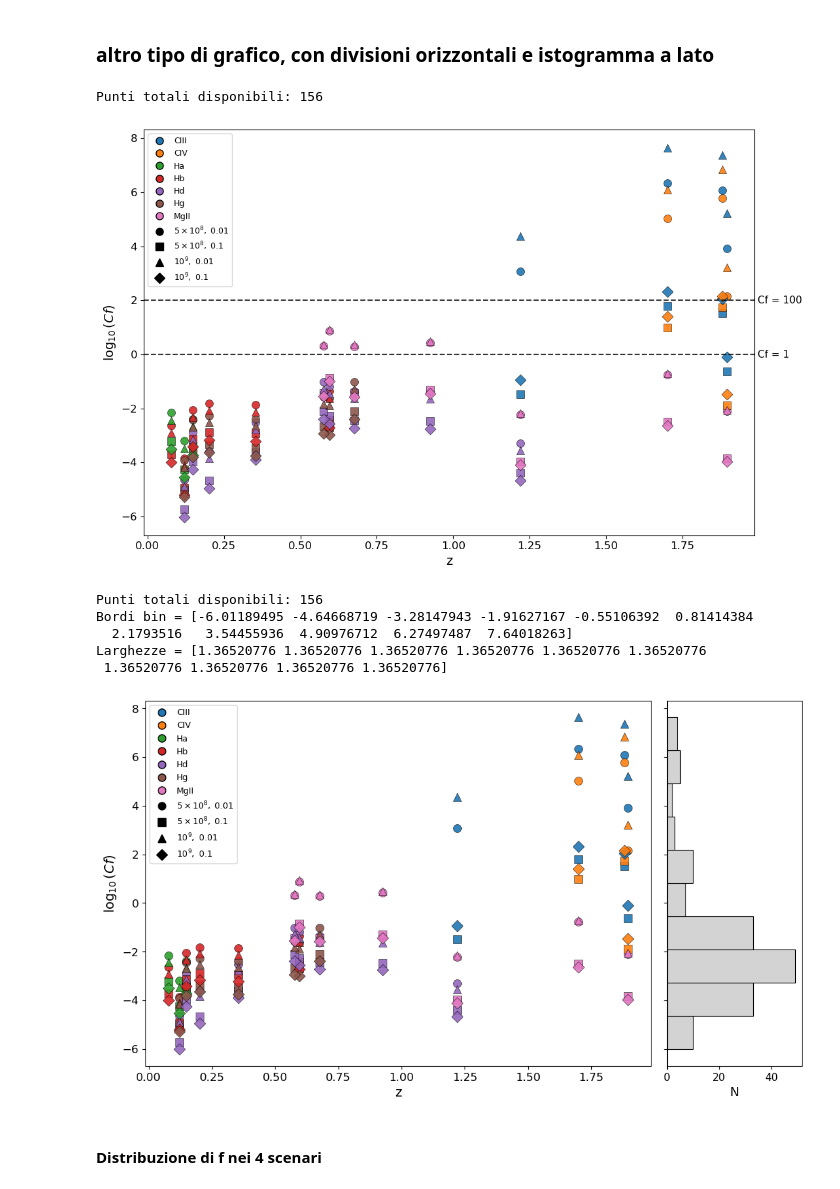
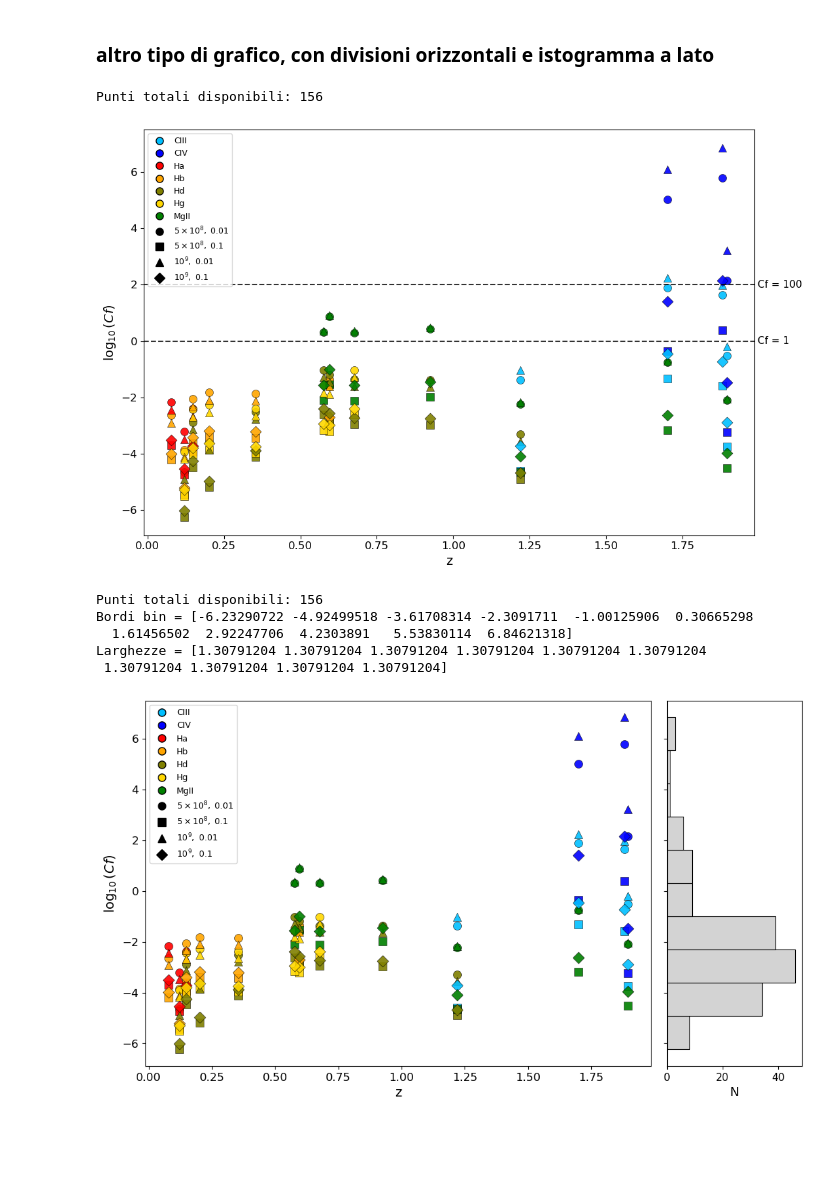
Before and after one commit to maddaba/Programmi_per_tesi, a Jupyter notebook: PRIMA_PARTE_calcolo_cf.ipynb, the cells around one changed output. Drawn from its saved outputs; the diff is of its cells as text; code cells hidden in the pictures; blank space fills up the shorter version.

```diff
--- a/PRIMA_PARTE_calcolo_cf.ipynb
+++ b/PRIMA_PARTE_calcolo_cf.ipynb
@@ -28,8 +28,8 @@ file_transizioni = "dati.asc"
 # %%
 # Casi possibili per MBH e lambda_edd
 SCENARI = [
-    {"scenario": "MBH_5e8_lambda_0.01", "MBH_solar": 5e8, "lambda_edd": 0.01},
-    {"scenario": "MBH_5e8_lambda_0.1",  "MBH_solar": 5e8, "lambda_edd": 0.1},
+    {"scenario": "MBH_5e8_lambda_0.03", "MBH_solar": 5e8, "lambda_edd": 0.03},
+    {"scenario": "MBH_5e8_lambda_0.",  "MBH_solar": 5e8, "lambda_edd": 0.5},
     {"scenario": "MBH_1e9_lambda_0.01", "MBH_solar": 1e9, "lambda_edd": 0.01},
     {"scenario": "MBH_1e9_lambda_0.1",  "MBH_solar": 1e9, "lambda_edd": 0.1},]
 # %%
@@ -1696,7 +1697,7 @@ for _, row in df_kde.iterrows():
         facecolors=facecolor,
         edgecolors=color_map_blazar[row["label"]],
         linewidths=1.0,
-        alpha=0.95,
+        alpha=0.5,
         zorder=3
     )
 
@@ -1836,8 +2035,15 @@ ordine_scenari = [s["scenario"] for s in SCENARI]
 # =========================
 # COLORI E MARKER
 # =========================
-palette = sns.color_palette("tab10", len(linee_uniche))
-color_map_linea = dict(zip(linee_uniche, palette))
+color_map_linea = {
+    "Ha": "red",
+    "Hb": "orange",
+    "Hg": "gold",
+    "Hd": "olive",
+    "MgII": "green",
+    "CIII": "deepskyblue",
+    "CIV": "blue"
+}
 
 marker_map = {
     "MBH_5e8_lambda_0.01": "o",
@@ -2008,8 +2214,15 @@ ordine_scenari = [s["scenario"] for s in SCENARI]
 # =========================
 # COLORI E MARKER
 # =========================
-palette = sns.color_palette("tab10", len(linee_uniche))
-color_map_linea = dict(zip(linee_uniche, palette))
+color_map_linea = {
+    "Ha": "red",
+    "Hb": "orange",
+    "Hg": "gold",
+    "Hd": "olive",
+    "MgII": "green",
+    "CIII": "deepskyblue",
+    "CIV": "blue"
+}
 
 marker_map = {
     "MBH_5e8_lambda_0.01": "o",
@@ -2096,34 +2309,34 @@ for linea in linee_uniche:
             markersize=8,
             linestyle="None",
             label=linea
         )
     )
 
 # marker = scenari
 for scenario in ordine_scenari:
     legend_handles.append(
         Line2D(
             [0], [0],
             marker=marker_map[scenario],
             color="black",
             linestyle="None",
             markersize=8,
             label=scenario_label_map[scenario]
         )
     )
 
 ax.legend(
     handles=legend_handles,
     loc="upper left",
     fontsize=9,
     frameon=True
 )
 
 plt.tight_layout()
 plt.show()
 # %% [output]
 Punti totali disponibili: 156
-[figure, old version]
+[figure, new version]
 # %%
 # =========================
 # z vs log10(Cf) + istogramma laterale
@@ -2179,8 +2392,15 @@ ordine_scenari = [s["scenario"] for s in SCENARI]
 # =========================
 # COLORI E MARKER
 # =========================
-palette = sns.color_palette("tab10", len(linee_uniche))
-color_map_linea = dict(zip(linee_uniche, palette))
+color_map_linea = {
+    "Ha": "red",
+    "Hb": "orange",
+    "Hg": "gold",
+    "Hd": "olive",
+    "MgII": "green",
+    "CIII": "deepskyblue",
+    "CIV": "blue"
+}
 
 marker_map = {
     "MBH_5e8_lambda_0.01": "o",
@@ -2303,10 +2523,8 @@ plt.subplots_adjust(wspace=0.05)
 plt.show()
 # %% [output]
 Punti totali disponibili: 156
-Bordi bin = [-6.01189495 -4.64668719 -3.28147943 -1.91627167 -0.55106392  0.81414384
-  2.1793516   3.54455936  4.90976712  6.27497487  7.64018263]
-Larghezze = [1.36520776 1.36520776 1.36520776 1.36520776 1.36520776 1.36520776
- 1.36520776 1.36520776 1.36520776 1.36520776]
+Bordi bin = [-6.23290722 -4.92499518 -3.61708314 -2.3091711  -1.00125906  0.30665298
+  1.61456502  2.92247706  4.2303891   5.53830114  6.84621318]
+Larghezze = [1.30791204 1.30791204 1.30791204 1.30791204 1.30791204 1.30791204
+ 1.30791204 1.30791204 1.30791204 1.30791204]
-[figure, old version]
+[figure, new version]
-# %% [markdown]
-#### Distribuzione di f nei 4 scenari
```
Also changed, not shown: parts of 20 cells of this notebook, 19 other files.
